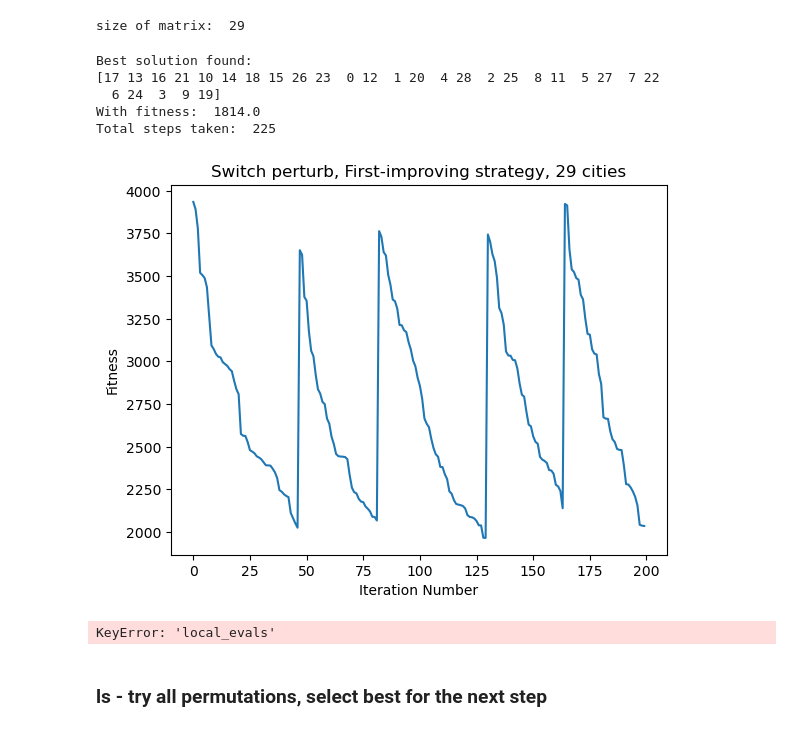
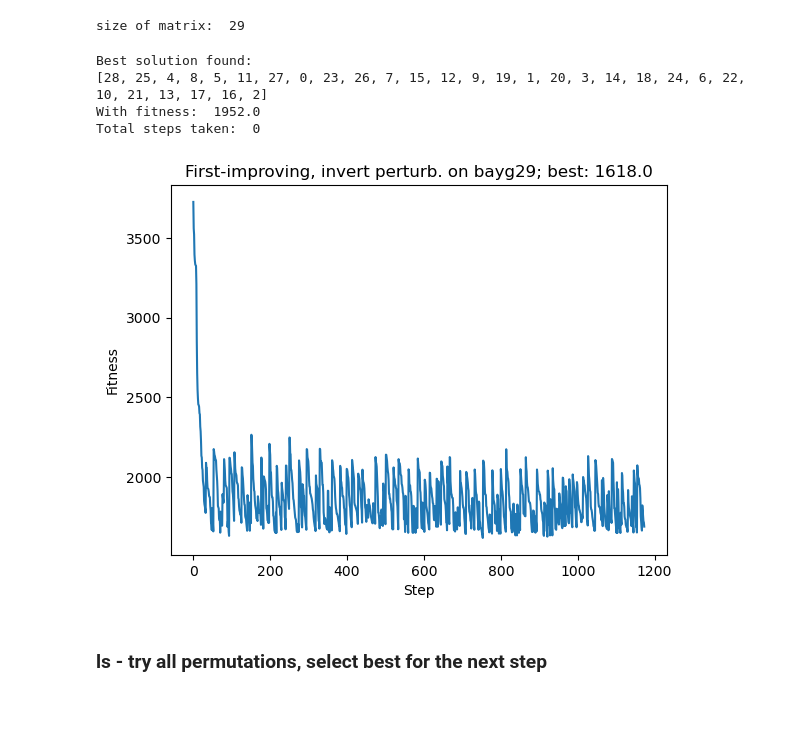
Before and after one commit to jsvobo/evo_tsp, a Jupyter notebook: main.ipynb, the cells around one changed output. Drawn from its saved outputs; the diff is of its cells as text; code cells hidden in the pictures.

```diff
--- a/main.ipynb
+++ b/main.ipynb
@@ -46,62 +31,59 @@ print("size of matrix: ", n)
 # %% [output]
 size of matrix:  29
 # %%
-perturbation = perturb_switch
+perturbation = perturb_invert
 #           perturb_move
 #           perturb_invert
 #           perturb_switch
 
 ls = ls_first_improvement
 
-init_fn = better_init_wrapper(size=n, dist_matrix=distance_matrix)
+# init_fn = better_init_wrapper(size=n, dist_matrix=distance_matrix)
+init_fn = constructive_heuristics_init_wrapper(size=n, dist_matrix=distance_matrix)
 #           random_init_wrapper(size=n)
 #           better_init_wrapper(size=n,dist_matrix = distance_matrix)
 
 
-max_evals = 10_000
+max_evals = 000
+
+# do the search here!
+
+results = ls(
+    fitness_fn=fitness,
+    initialisation_fn=init_fn,
+    perturbation_fn=perturbation,
+    stop_cond=max_evals,
+)
+
+
+# separate and print results!
+
+
+best_fitness = results["best_fitness"]
+
+
+best_order = results["best_order"]
+
+
+history = results["history"]
+
+
+utils.print_results(results)
+# %% [output]
+Best solution found:
+[28, 25, 4, 8, 5, 11, 27, 0, 23, 26, 7, 15, 12, 9, 19, 1, 20, 3, 14, 18, 24, 6, 22, 10, 21, 13, 17, 16, 2]
+With fitness:  1952.0
+Total steps taken:  0
-# %%
-# inits
-fitness = fitness_wrapper(distance_matrix)
-
-# do the search here!
-results = ls(
-    fitness_fn=fitness,
-    initialisation_fn=init_fn,
-    perturbation_fn=perturbation,
-    stop_cond=max_evals,
-)
-
-# separate and print results!
-best_fitness = results["best_fitness"]
-best_order = results["best_order"]
-history = results["history"]
-utils.print_results(results)
-# %% [output]
-Best solution found:
-[17 13 16 21 10 14 18 15 26 23  0 12  1 20  4 28  2 25  8 11  5 27  7 22
-  6 24  3  9 19]
-With fitness:  1814.0
-Total steps taken:  225
 # %%
-fitness = [iteration["fitness"] for iteration in history]
+fitness_list = [iteration["fitness"] for iteration in history]
 utils.simple_graph(
-    fitness,
-    "Iteration Number",
+    fitness_list,
+    "Step",
     "Fitness",
-    f"Switch perturb, First-improving strategy, {n} cities",
+    f"First-improving, invert perturb. on bayg29; best: {best_fitness}",
 )
 # %% [output]
-[figure, old version]
+[figure, new version]
-# %%
-tries = [iteration["local_evals"] for iteration in history]
-utils.simple_graph(
-    tries,
-    "Iteration Number",
-    "Evaluations before next step",
-    f"Tries: {name_perturb}, {name_ls}",
-)
-# %% [output]
-KeyError: 'local_evals'
 # %% [markdown]
 ### ls - try all permutations, select best for the next step
 # %%
```
Also changed, not shown: parts of 5 cells of this notebook, 15 other files.
